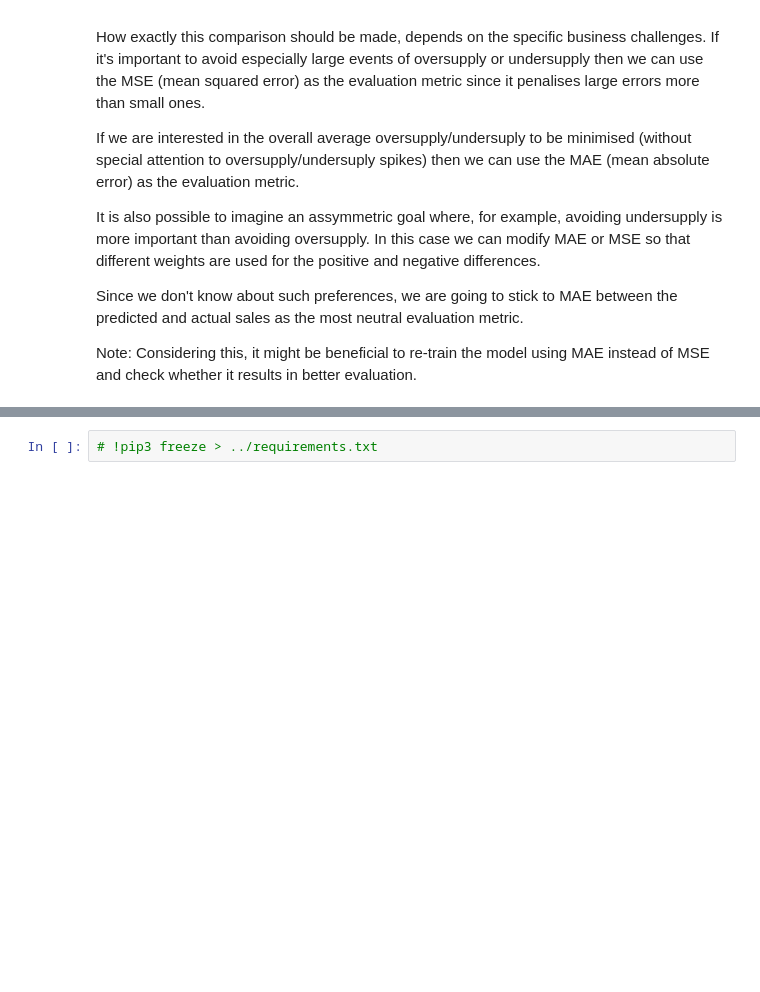
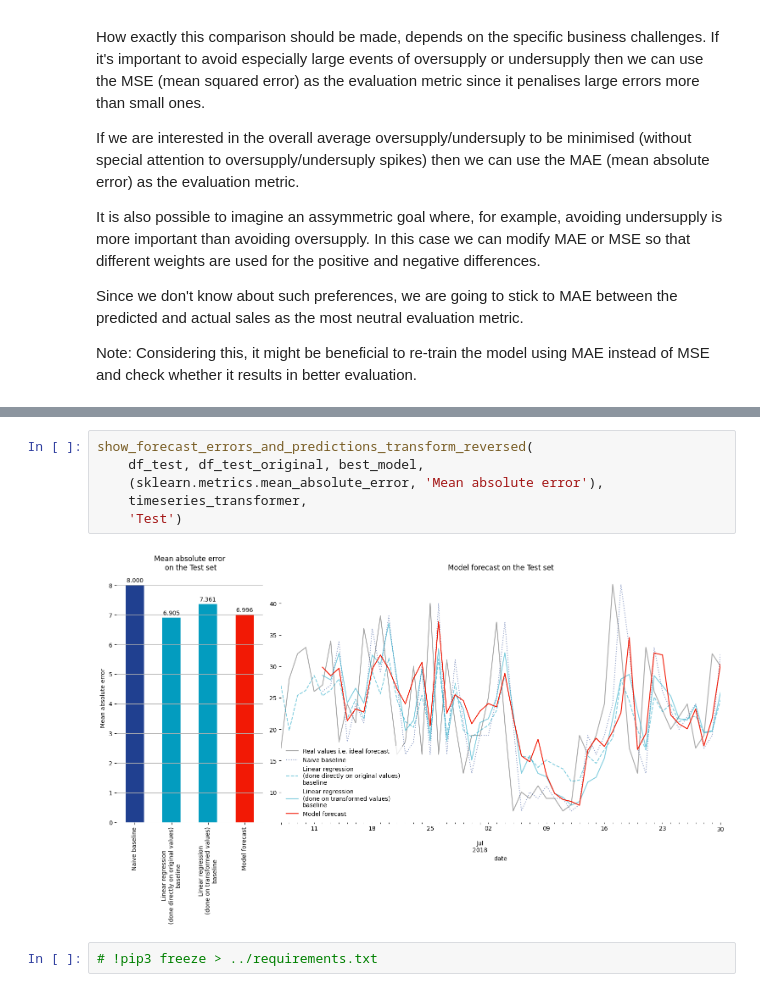
Before and after one commit to dip-scd/sales-forecasting, a Jupyter notebook: notebooks/2-forecasting.ipynb, the cells around one changed output, grey strips where cells are left out. Drawn from its saved outputs; the diff is of its cells as text; blank space fills up the shorter version.

```diff
--- a/notebooks/2-forecasting.ipynb
+++ b/notebooks/2-forecasting.ipynb
@@ -464,2 +466,10 @@ show_forecast_errors_and_predictions_transform_reversed(
+# %%
+show_forecast_errors_and_predictions_transform_reversed(
+    df_test, df_test_original, best_model,
+    (sklearn.metrics.mean_absolute_error, 'Mean absolute error'),
+    timeseries_transformer,
+    'Test')
+# %% [output]
+[figure, added]
 # %%
 # !pip3 freeze > ../requirements.txt
```
Also changed, not shown: parts of 6 cells of this notebook.
